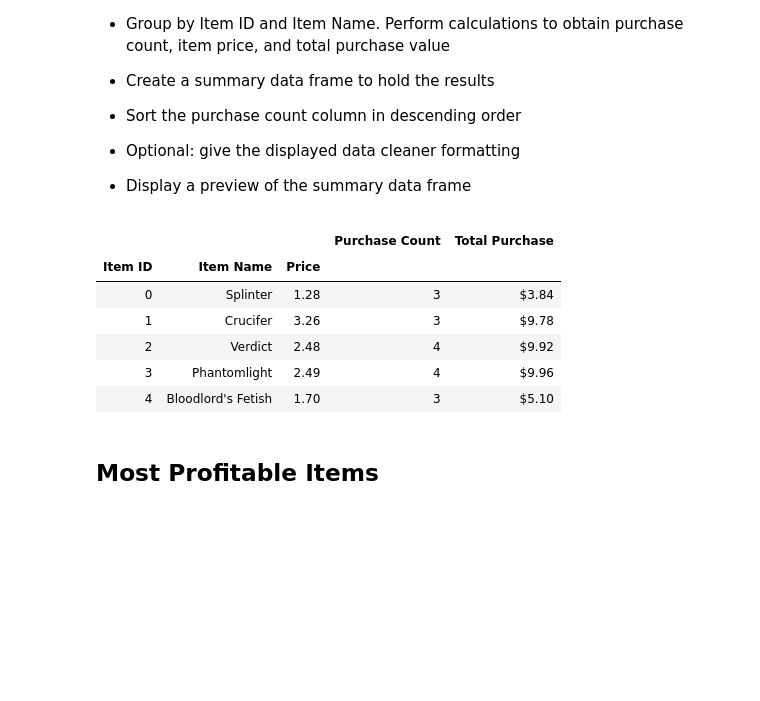
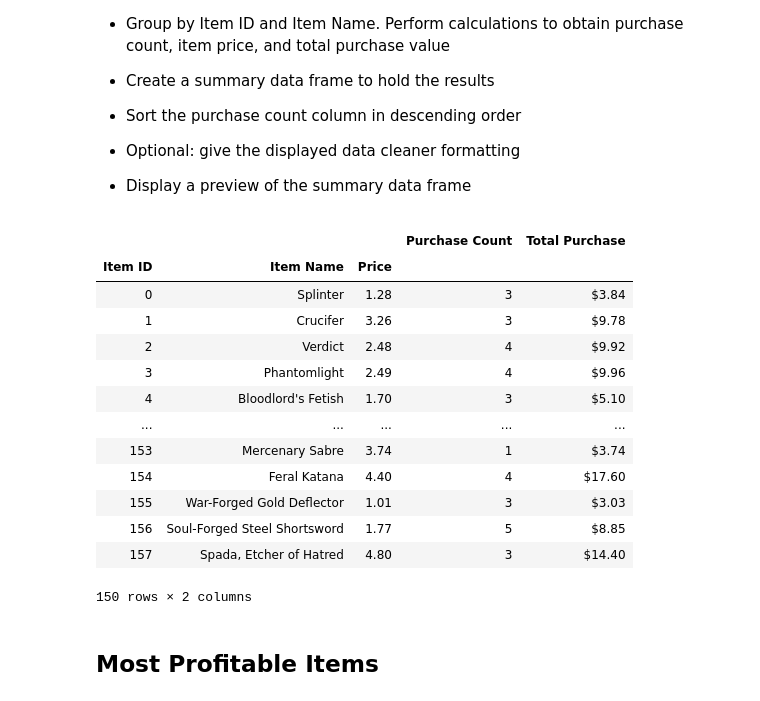
Before and after one commit to narayanan-nithya/HeroesOfPyMoli, a Jupyter notebook: PyMoli_Completed.ipynb, the cells around one changed output. Drawn from its saved outputs; the diff is of its cells as text; code cells hidden in the pictures; blank space fills up the shorter version.

```diff
--- a/PyMoli_Completed.ipynb
+++ b/PyMoli_Completed.ipynb
@@ -282,25 +290,32 @@ dtype: object
 # %%
 popular_item = purchase_data[["Item ID", "Item Name","Price"]]
 
 grouped_popular_item = popular_item.groupby(["Item ID", "Item Name"])
 
 item_price_count = grouped_popular_item["Price"].value_counts()
 
 popular_item_summary =pd.DataFrame(item_price_count)
 popular_item_summary["Total Purchase"] = grouped_popular_item["Price"].sum()
 
 popular_item_summary = popular_item_summary.rename(columns={"Price":"Purchase Count"})
 
 popular_item_summary["Total Purchase"] = popular_item_summary["Total Purchase"].map("${:,.2f}".format)
-popular_item_summary.head()
+popular_item_summary.head(150)
 # %% [output]
 |  |  |  | Purchase Count | Total Purchase |
 | Item ID | Item Name | Price |  |  |
 | 0 | Splinter | 1.28 | 3 | $3.84 |
 | 1 | Crucifer | 3.26 | 3 | $9.78 |
 | 2 | Verdict | 2.48 | 4 | $9.92 |
 | 3 | Phantomlight | 2.49 | 4 | $9.96 |
 | 4 | Bloodlord's Fetish | 1.70 | 3 | $5.10 |
+| ... | ... | ... | ... | ... |
+| 153 | Mercenary Sabre | 3.74 | 1 | $3.74 |
+| 154 | Feral Katana | 4.40 | 4 | $17.60 |
+| 155 | War-Forged Gold Deflector | 1.01 | 3 | $3.03 |
+| 156 | Soul-Forged Steel Shortsword | 1.77 | 5 | $8.85 |
+| 157 | Spada, Etcher of Hatred | 4.80 | 3 | $14.40 |
+150 rows × 2 columns
 # %% [markdown]
 ## Most Profitable Items
 # %% [markdown]
```
Also changed, not shown: parts of 6 cells of this notebook.
